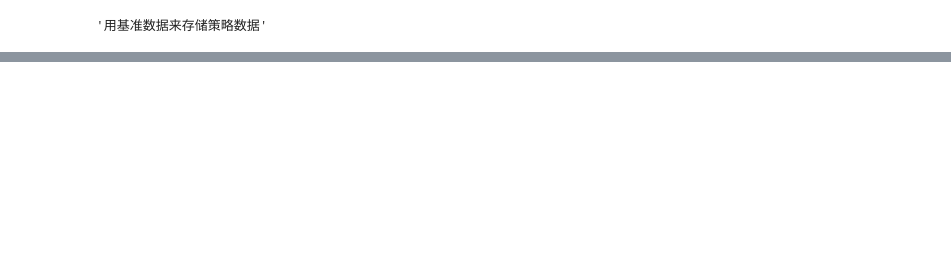
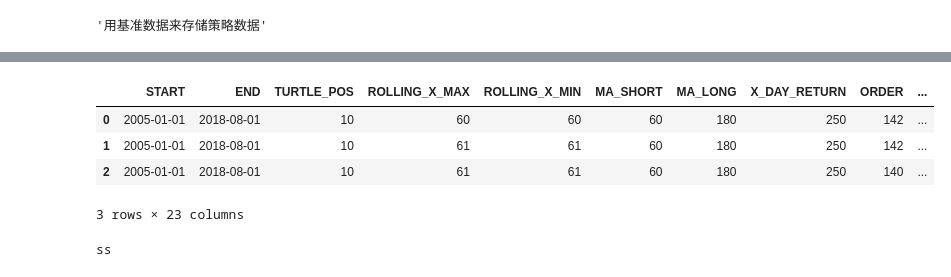
Before and after one commit to dxcv/ML4M, a Jupyter notebook: notebook/turtle_2system_common_score.ipynb, the cells around one changed output, grey strips where cells are left out. Drawn from its saved outputs; the diff is of its cells as text; code cells hidden in the pictures; blank space fills up the shorter version.

```diff
--- a/notebook/turtle_2system_common_score.ipynb
+++ b/notebook/turtle_2system_common_score.ipynb
@@ -154,10 +154,10 @@ CASH = START_MONEY
 # %% [output]
 Wall time: 0 ns
 # %%
-# print(time.ctime())
-# TURTLE_LONG_BUY_N = range(58, 62)
-# TURTLE_LONG_SELL_N = range(58, 62)
+print(time.ctime())
+TURTLE_LONG_BUY_N = range(58, 62)
+TURTLE_LONG_SELL_N = range(58, 62)
 
-# list(zip(TURTLE_LONG_BUY_N, TURTLE_LONG_SELL_N))
-# list(itertools.product(TURTLE_LONG_BUY_N, TURTLE_LONG_SELL_N))
+list(zip(TURTLE_LONG_BUY_N, TURTLE_LONG_SELL_N))
+list(itertools.product(TURTLE_LONG_BUY_N, TURTLE_LONG_SELL_N))
 # %% [output]
@@ -700,7 +663,8 @@ df['per_d'] = df.pro_pct / df.h_days * 365
 
 df = df.loc[:, ['symbol', 'pro_pct']]
 df = df.groupby(by='symbol').sum()
-df.sort_values(by='pro_pct', ascending=False).head(10)
-len(df)
+# df.sort_values(by='pro_pct', ascending=False).head(10)
+buy_stock_count = len(df)
+buy_stock_count
 # %% [output]
 '计算标的持有、收益等'
@@ -806,0 +708,35 @@ display_charts(df, chart_type='stock', figsize=(900, 600), logy=False)
+# %%
+score_df = score_df.append({
+    'START': start_date,
+    'END': end_date,
+    'TURTLE_POS': TURTLE_POS,
+    'ROLLING_X_MAX': TURTLE_LONG_BUY_N,
+    'ROLLING_X_MIN': TURTLE_LONG_SELL_N,
+    'MA_SHORT': 60,
+    'MA_LONG': 180,
+    'X_DAY_RETURN': 250,
+    'ORDER': len(order_df),
+    'STOCK': buy_stock_count,
+    'RETURN': emp.cum_returns(algo)[-1],
+    'MAXDROPDOWN': emp.max_drawdown(algo),
+    'WINRATE': len(order_df[order_df.profit > 0]) / len(order_df[order_df.profit != 0]),
+    'annual_return': emp.annual_return(algo),
+    'annual_volatility': emp.annual_volatility(algo, period='daily'),
+    'calmar_ratio': emp.calmar_ratio(algo),
+    'sharpe_ratio': emp.sharpe_ratio(returns=algo),
+    'alpha': emp.alpha(returns=algo, factor_returns=benchmark, risk_free=0.00),
+    'beta': emp.beta(returns=algo, factor_returns=benchmark, risk_free=0.00),
+    'ALL_DAYS': ALL_DAYS,
+    'FREECASH_DAY': FREECASH_DAY,
+    'MISS_SIGNAL': miss_buy_long,
+    'RET_PER_YEAR': output_str,
+}, ignore_index = True)
+
+score_df
+score_df.to_csv('../database/%s.csv' % time.strftime('%Y-%m-%d-%H-%M-%S'))
+# %% [output]
+|  | START | END | TURTLE_POS | ROLLING_X_MAX | ROLLING_X_MIN | MA_SHORT | MA_LONG | X_DAY_RETURN | ORDER | ... |
+| 0 | 2005-01-01 | 2018-08-01 | 10 | 60 | 60 | 60 | 180 | 250 | 142 | ... |
+| 1 | 2005-01-01 | 2018-08-01 | 10 | 61 | 61 | 60 | 180 | 250 | 142 | ... |
+| 2 | 2005-01-01 | 2018-08-01 | 10 | 61 | 61 | 60 | 180 | 250 | 140 | ... |
+3 rows × 23 columns
@@ -806,0 +746,4 @@ display_charts(df, chart_type='stock', figsize=(900, 600), logy=False)
+# %%
+test('ss')
+# %% [output]
+ss
```
Also changed, not shown: parts of 14 cells of this notebook.
